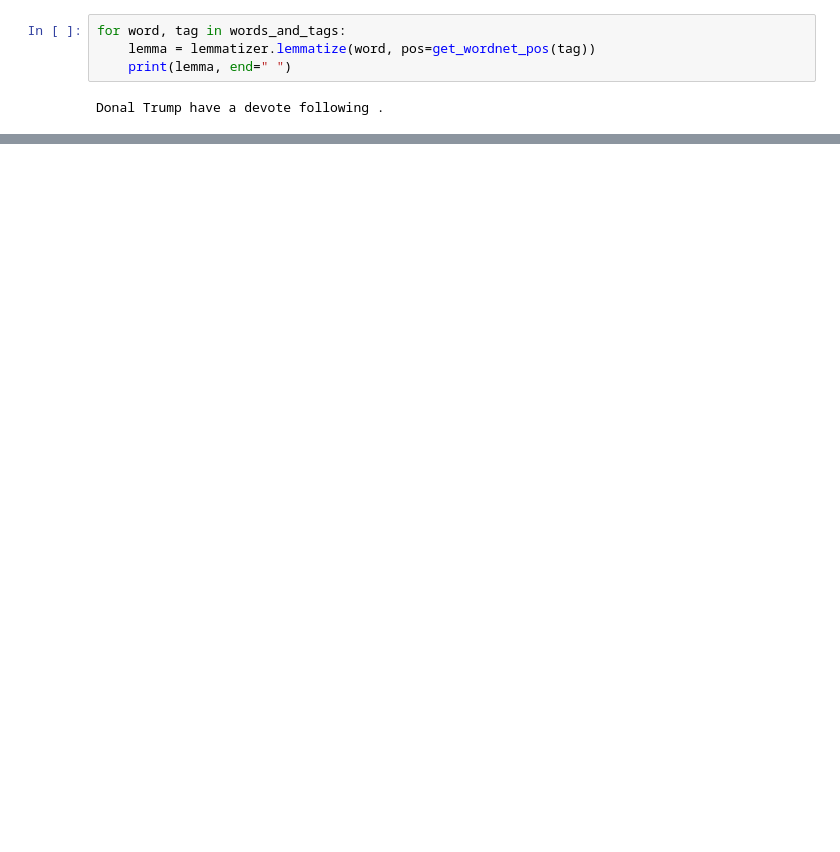
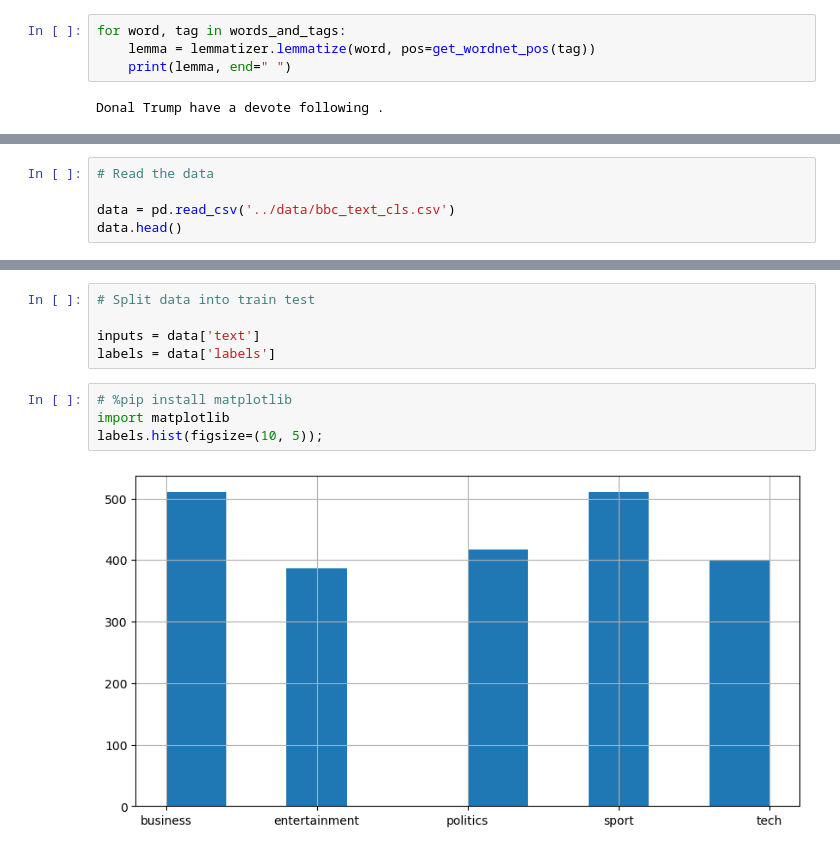
Before and after one commit to debnathk/nlp, a Jupyter notebook: code/section_3_vector_models_and_text_preprocessing.ipynb, the cells around one changed output, grey strips where cells are left out. Saved outputs shown, nothing was run; the diff lists cells and outputs as text; blank space fills up the shorter version.

```diff
--- a/code/section_3_vector_models_and_text_preprocessing.ipynb
+++ b/code/section_3_vector_models_and_text_preprocessing.ipynb
@@ -247,0 +327,5 @@ Donal Trump have a devote following .
+# %%
+# Read the data
+
+data = pd.read_csv('../data/bbc_text_cls.csv')
+data.head()
@@ -247,0 +339,11 @@ Donal Trump have a devote following .
+# %%
+# Split data into train test
+
+inputs = data['text']
+labels = data['labels']
+# %%
+# %pip install matplotlib
+import matplotlib
+labels.hist(figsize=(10, 5));
+# %% [output]
+[figure, added]
```
Also changed, not shown: parts of 68 cells of this notebook, 6 other files.
